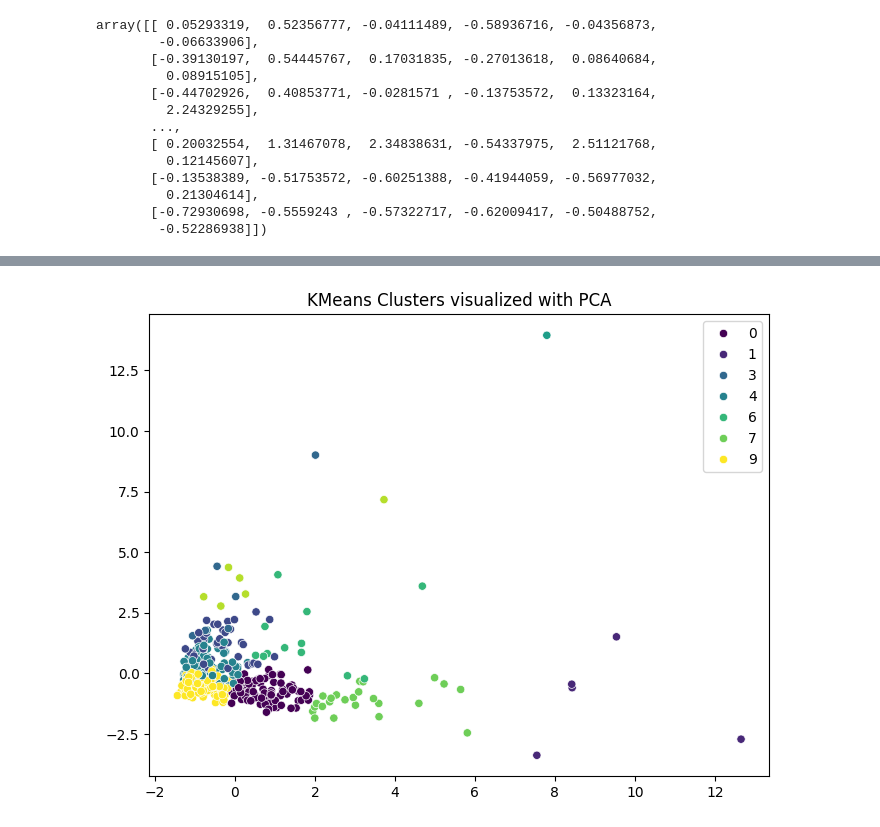
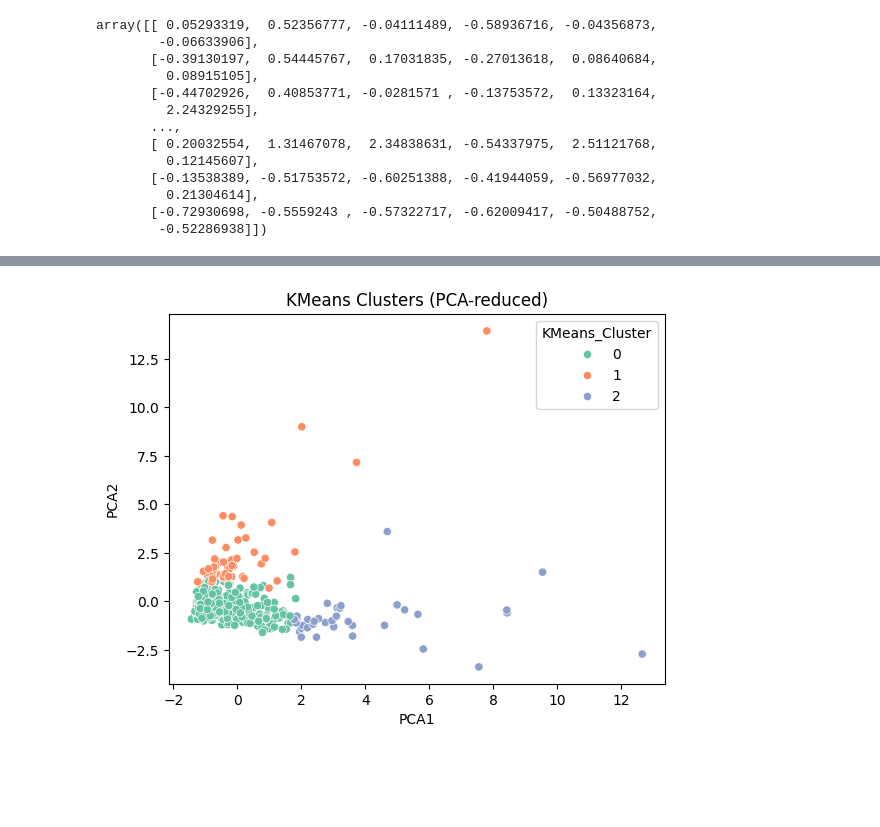
Before and after one commit to VineethaAdarsh/Assignment, a Jupyter notebook: CaseStudyByVin.ipynb, the cells around one changed output, grey strips where cells are left out. Drawn from its saved outputs; the diff is of its cells as text; code cells hidden in the pictures; blank space fills up the shorter version.

```diff
--- a/CaseStudyByVin.ipynb
+++ b/CaseStudyByVin.ipynb
@@ -269,0 +154,20 @@ Number of noise points: 27
+# %%
+#Agglomerative (Hierarchical) Clustering
+
+from scipy.cluster.hierarchy import dendrogram, linkage
+
+
+linked = linkage(X_scaled, method='ward')
+plt.figure(figsize=(10, 7))
+dendrogram(linked)
+plt.title("Dendrogram")
+plt.xlabel("Samples")
+plt.ylabel("distances")
+plt.show()
+
+
+from sklearn.cluster import AgglomerativeClustering
+
+agg = AgglomerativeClustering(n_clusters=3)
+agg_labels = agg.fit_predict(X_scaled)
+df['Agglomerative_Cluster'] = agg_labels
@@ -270,14 +176,21 @@ Number of noise points: 27
+# %%
+#DBSCAN Clustering
+from sklearn.cluster import DBSCAN
+
+dbscan = DBSCAN(eps=1.5, min_samples=5)
+dbscan_labels = dbscan.fit_predict(X_scaled)
+df['DBSCAN_Cluster'] = dbscan_labels
 # %%
 #PCA
 from sklearn.decomposition import PCA
-import seaborn as sns
+
 
 pca = PCA(n_components=2)
-X_pca = pca.fit_transform(X_scaled)
-
-plt.figure(figsize=(8,6))
-sns.scatterplot(x=X_pca[:, 0], y=X_pca[:, 1], hue=kmeans_labels, palette='viridis')
-plt.title('KMeans Clusters visualized with PCA')
+pca_features = pca.fit_transform(X_scaled)
+df['PCA1'] = pca_features[:, 0]
+df['PCA2'] = pca_features[:, 1]
+sns.scatterplot(x='PCA1', y='PCA2', hue='KMeans_Cluster', data=df, palette='Set2')
+plt.title('KMeans Clusters (PCA-reduced)')
 plt.show()
 # %% [output]
-[figure, old version]
+[figure, new version]
```
Also changed, not shown: parts of 7 cells of this notebook.
